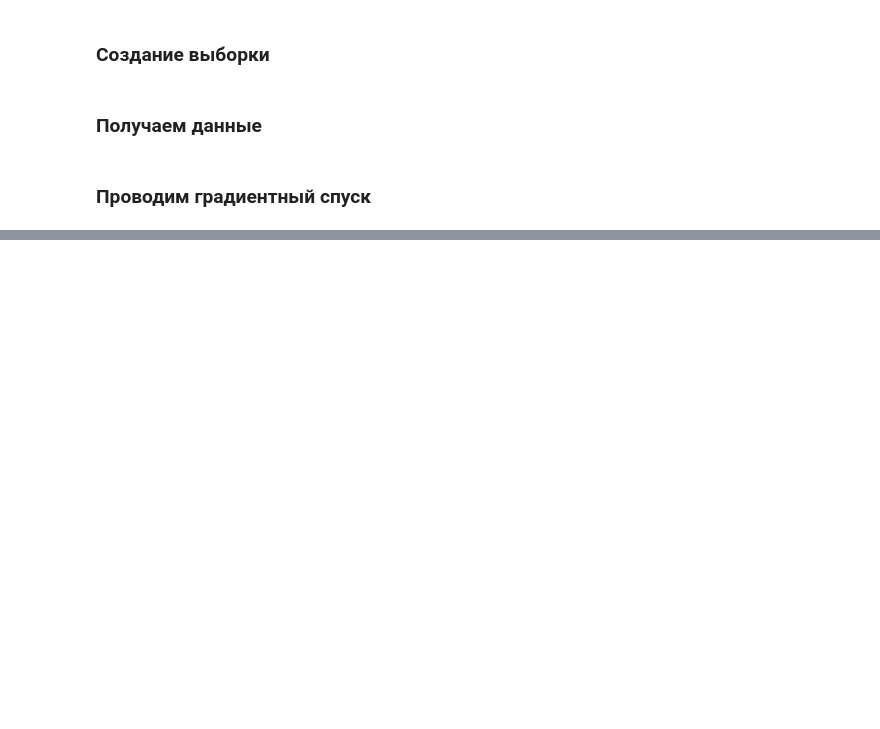
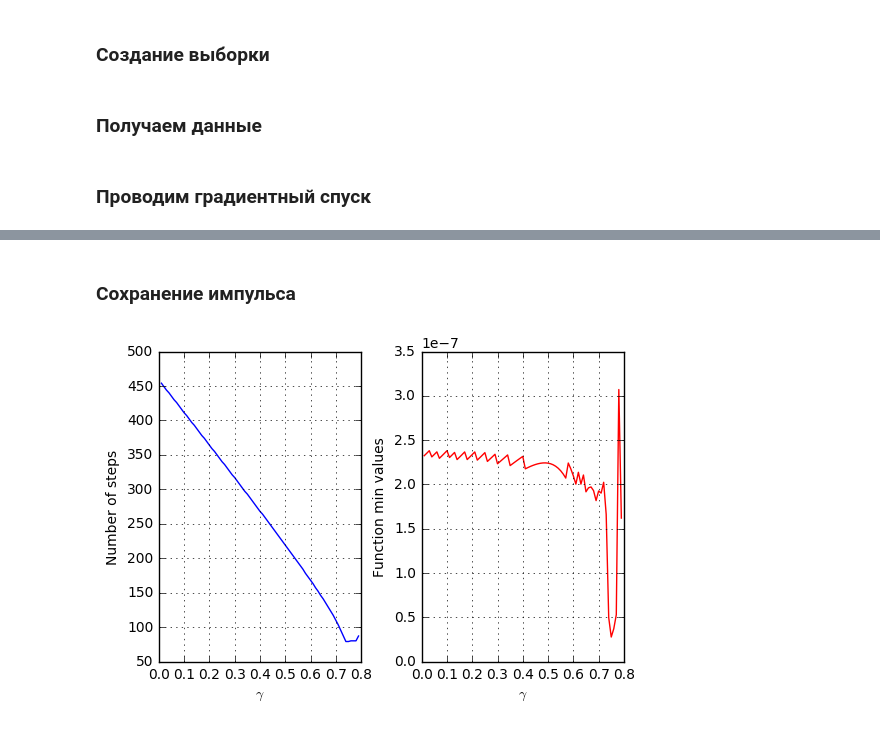
Before and after one commit to v-sopov/renju, a Jupyter notebook: lab_solution.ipynb, the cells around one changed output, grey strips where cells are left out. Cells and saved outputs as stored; diff of their text form; code cells hidden in the pictures; blank space fills up the shorter version.

Commit message:
Added momentum and Nesterov methods

```diff
--- a/lab_solution.ipynb
+++ b/lab_solution.ipynb
@@ -443,10 +330,0 @@ plt.show()
-# %%
-symbols = np.asarray(sympy.symbols('x,y,b'))
-f = sympy.poly(symbols[0])
-for sample in enumerate(prepared_samples):
-    f += (np.dot(sample[1], symbols) - labels[sample[0]])**2
-f -= symbols[0]
-f = f.expand()
-f *= 1/prepared_samples.shape[0]
-steepest_log = []
-result = steepest_descent(symbols, f, [5, 5, 5], points_log=steepest_log)
@@ -503,10 +359,15 @@ def get_subsets(sample_set, label_set, subset_size=1):
 data = genfromtxt('train.csv', delimiter=',')[1:]
 
 data = data[np.logical_or(data[:, 0] == 0, data[:, 0] == 1)]
-samples = data[:, 1:]
+samples = data[:8000, 1:]
 prepared_samples = np.hstack((samples, np.ones((samples.shape[0], 1))))
-labels = data[:, 0]
+labels = data[:8000, 0]
 labels = (labels - 0.5) * 2
+
+test_samples = data[8000:, 1:]
+prepared_test_samples = np.hstack((test_samples, np.ones((test_samples.shape[0], 1))))
+test_labels = data[8000:, 0]
+test_labels = (test_labels - 0.5) * 2
 # %% [markdown]
 ### Проводим градиентный спуск
 # %%
@@ -567,0 +421,51 @@ for size in [1, 2, 3, 4, 5, 10, 25, 50, 100, 200, 400, 800]:
+# %% [markdown]
+### Сохранение импульса
+# %%
+test_function = lambda x,y: 10*x**2 + y**2
+test_gradient = lambda x,y: np.asarray([20*x, 2*y])
+
+def momentum_descent(gradient_function, momentum_coef, start, step=0.01, threshold=0.00001,
+                     points_log = None, steps_max_number=-1):
+    current_location = np.asfarray(start)
+    # existing numpy.ndarray objects are not copied by default
+    if current_location is start:
+        current_location = start.copy()
+    step_number = 0
+    delta = 0
+    while step_number != steps_max_number:
+        if points_log != None:
+            points_log.append(current_location.copy())
+        gradient = gradient_function(*(current_location.tolist()))
+        gradient *= step
+        delta = momentum_coef*delta + gradient
+        current_location -= delta
+        if math.sqrt(np.dot(gradient, gradient)) < threshold:
+            break
+        step_number += 1
+    if points_log != None:
+        points_log.append(current_location)
+    return current_location
+
+gammas = [x/100 for x in range(1, 80)]
+gamma_steps = []
+gamma_values = []
+for momentum_coef in gammas:
+    momentum_log = []
+    momentum_result = momentum_descent(test_gradient, momentum_coef, [5, 5], points_log=momentum_log)
+    gamma_steps.append(len(momentum_log))
+    gamma_values.append(test_function(momentum_result[0], momentum_result[1]))
+
+plt.subplot(121)
+plt.plot(gammas, gamma_steps, 'b')
+plt.grid(True)
+plt.xlabel('$\gamma$')
+plt.ylabel('Number of steps')
+plt.subplot(122)
+plt.plot(gammas, gamma_values, 'r')
+plt.grid(True)
+plt.xlabel('$\gamma$')
+plt.ylabel('Function min values')
+plt.subplots_adjust(wspace=0.3)
+plt.show()
+# %% [output]
+[figure, added]
```
Also changed, not shown: parts of 32 cells of this notebook.
